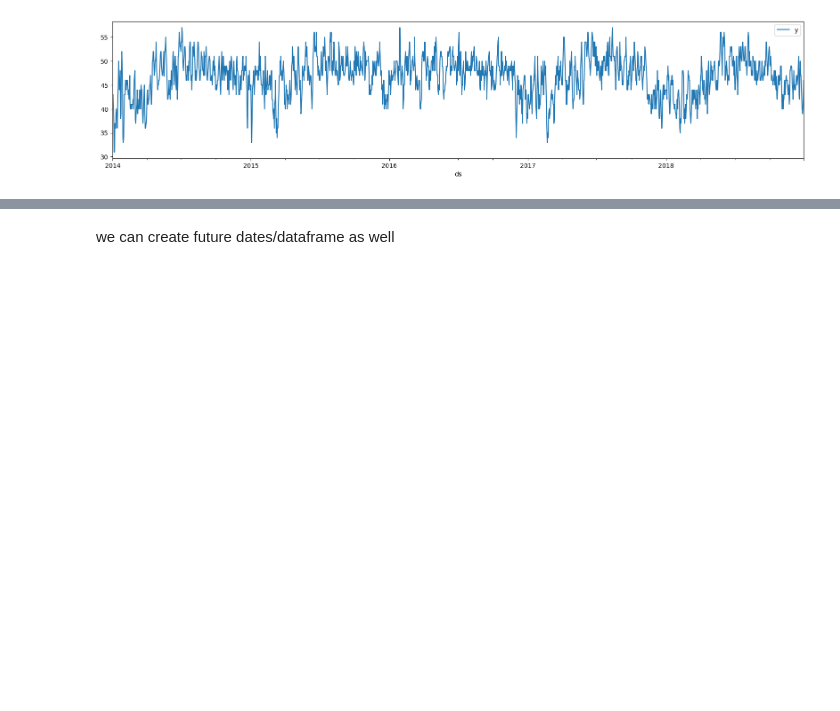
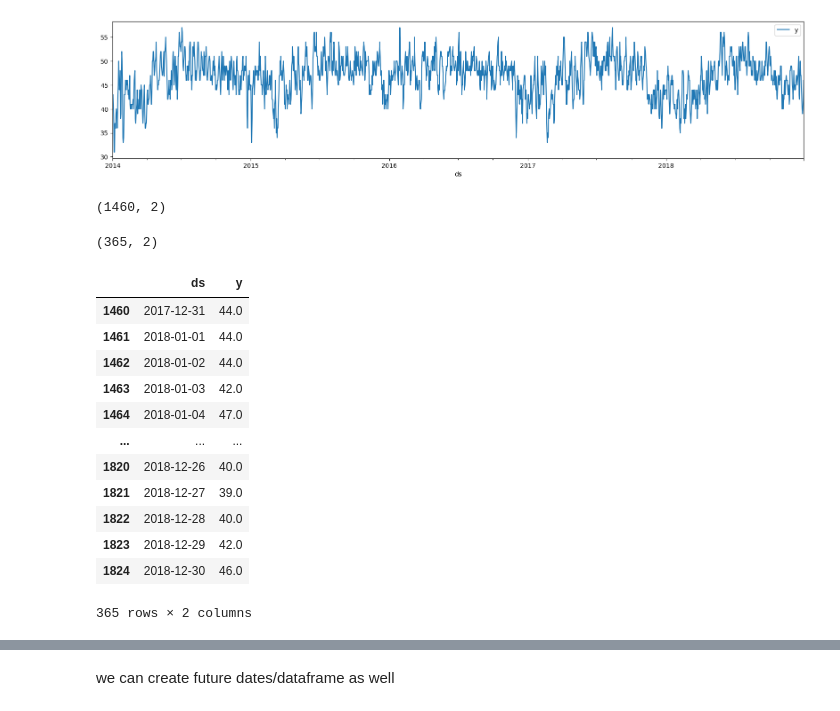
Before and after one commit to albertodavincishekhawat/Basic_AI, a Jupyter notebook: DailyTempratureFoscasting withFB_Prophet.ipynb, the cells around one changed output, grey strips where cells are left out. Drawn from its saved outputs; the diff is of its cells as text; code cells hidden in the pictures; blank space fills up the shorter version.

```diff
--- a/DailyTempratureFoscasting withFB_Prophet.ipynb
+++ b/DailyTempratureFoscasting withFB_Prophet.ipynb
@@ -90,0 +95,24 @@ train = df.loc
+# %%
+train.shape
+# %% [output]
+(1460, 2)
+# %%
+test.shape
+# %% [output]
+(365, 2)
+# %%
+test
+# %% [output]
+|  | ds | y |
+| 1460 | 2017-12-31 | 44.0 |
+| 1461 | 2018-01-01 | 44.0 |
+| 1462 | 2018-01-02 | 44.0 |
+| 1463 | 2018-01-03 | 42.0 |
+| 1464 | 2018-01-04 | 47.0 |
+| ... | ... | ... |
+| 1820 | 2018-12-26 | 40.0 |
+| 1821 | 2018-12-27 | 39.0 |
+| 1822 | 2018-12-28 | 40.0 |
+| 1823 | 2018-12-29 | 42.0 |
+| 1824 | 2018-12-30 | 46.0 |
+365 rows × 2 columns
```
Also changed, not shown: parts of 21 cells of this notebook.
